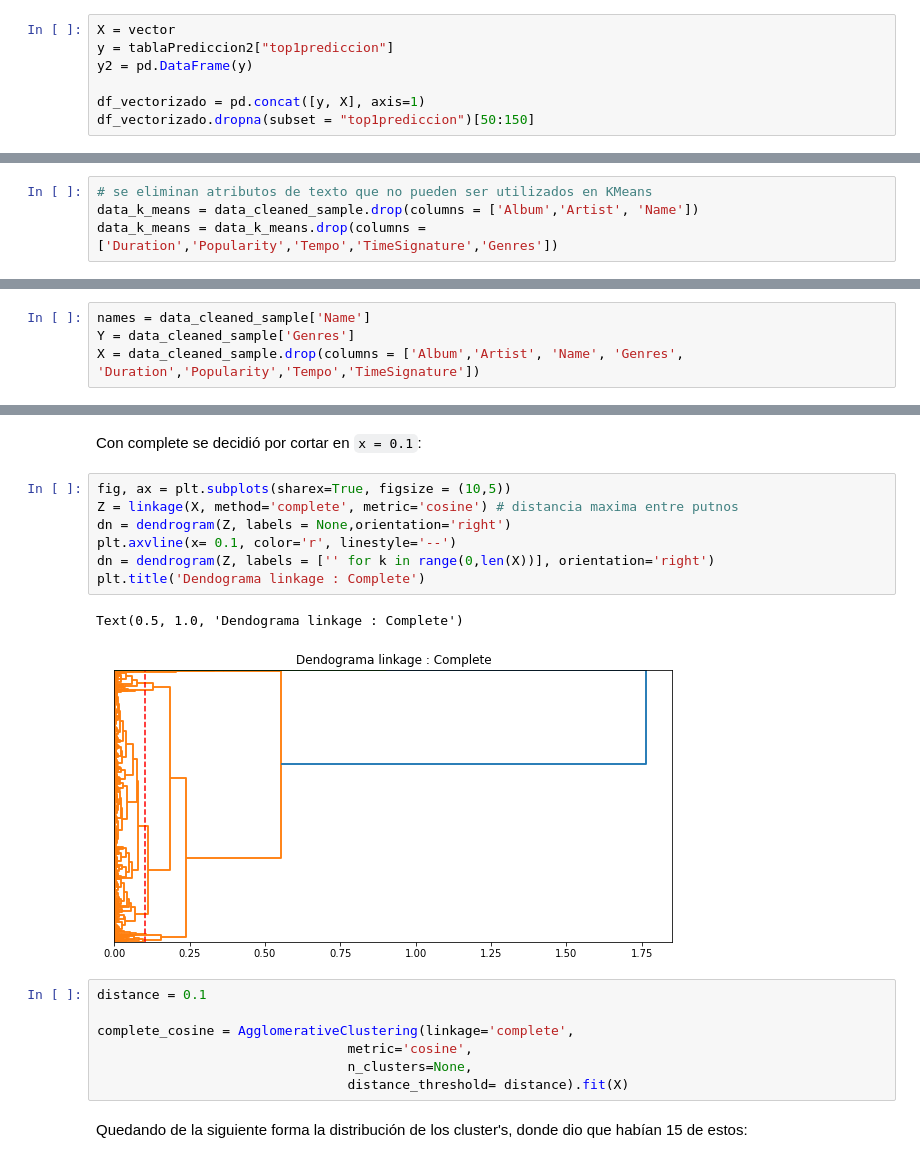
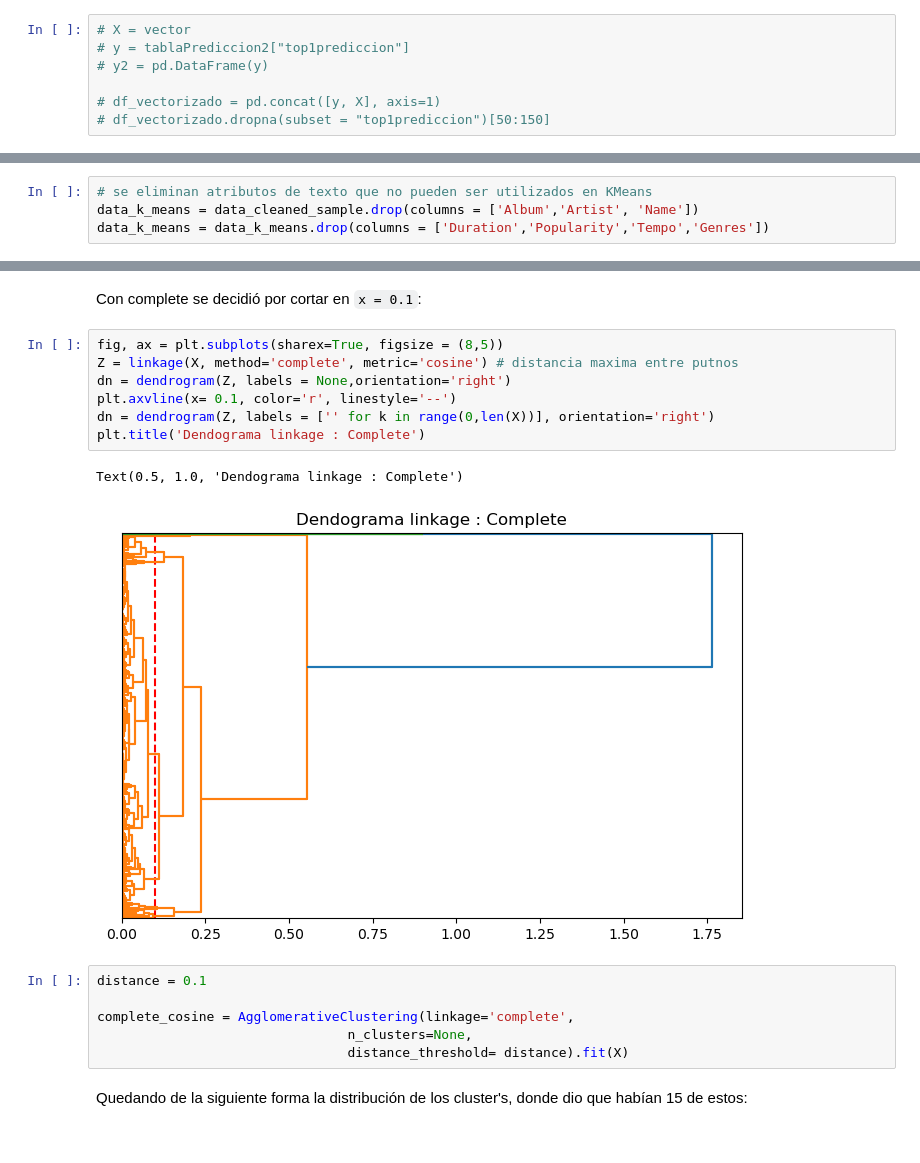
Before and after one commit to Litr0/Proyecto-Mineria, a Jupyter notebook: Hito1.ipynb, the cells around one changed output, grey strips where cells are left out. Cells and saved outputs as stored; diff of their text form.

```diff
--- a/Hito1.ipynb
+++ b/Hito1.ipynb
@@ -820,10 +822,10 @@ for word in tablaPrediccion3.columns:
 # %% [output]
 AttributeError: 'CountVectorizer' object has no attribute 'get_feature_names'
 # %%
-X = vector
-y = tablaPrediccion2["top1prediccion"]
-y2 = pd.DataFrame(y)
+# X = vector
+# y = tablaPrediccion2["top1prediccion"]
+# y2 = pd.DataFrame(y)
 
-df_vectorizado = pd.concat([y, X], axis=1)
-df_vectorizado.dropna(subset = "top1prediccion")[50:150]
+# df_vectorizado = pd.concat([y, X], axis=1)
+# df_vectorizado.dropna(subset = "top1prediccion")[50:150]
 # %%
@@ -897,7 +904,7 @@ data_cleaned_sample.head(2)
 # %%
 # se eliminan atributos de texto que no pueden ser utilizados en KMeans
 data_k_means = data_cleaned_sample.drop(columns = ['Album','Artist', 'Name'])
-data_k_means = data_k_means.drop(columns = ['Duration','Popularity','Tempo','TimeSignature','Genres'])
+data_k_means = data_k_means.drop(columns = ['Duration','Popularity','Tempo','Genres'])
 # %% [markdown]
 De esta forma se toma el conjunto `[Danceability, Energy, Explicit, Instrumentalness, Liveness, Loudness, Mode, Acousticness, Speechiness, Valence]` para hacer el clustering en K-means y el resto de los métodos, ya que se considera que cosas como Popularidad no son relevantes, ya que no aportan elementos musicales de las composiciones, se descartó Duración y Tempo ya que al no estar normalizados ocasionaría problemas para el desarrollo del clustering, también se saco 'Time Signature', ya que no se comprende bien lo que evalua o lo que se mide, ya que en el dataset original de kaggle no se encontró una explicación satisfactoria de este:
 # %% [markdown]
@@ -974,7 +981,3 @@ En esta sección se aplicaron los distintos métodos de clustering jerárquico m
 # %%
 from scipy.cluster.hierarchy import dendrogram, linkage
 from sklearn.cluster import AgglomerativeClustering
-# %%
-names = data_cleaned_sample['Name']
-Y = data_cleaned_sample['Genres']
-X = data_cleaned_sample.drop(columns = ['Album','Artist', 'Name', 'Genres', 'Duration','Popularity','Tempo','TimeSignature'])
@@ -1021,20 +1027,19 @@ array([0, 1, 2, 3, 4, 5, 6, 7, 8], dtype=int64)
 # %% [markdown]
 Con complete se decidió por cortar en `x = 0.1`:
 # %%
-fig, ax = plt.subplots(sharex=True, figsize = (10,5))
+fig, ax = plt.subplots(sharex=True, figsize = (8,5))
 Z = linkage(X, method='complete', metric='cosine') # distancia maxima entre putnos
 dn = dendrogram(Z, labels = None,orientation='right')
 plt.axvline(x= 0.1, color='r', linestyle='--')
 dn = dendrogram(Z, labels = ['' for k in range(0,len(X))], orientation='right')
 plt.title('Dendograma linkage : Complete')
 # %% [output]
 Text(0.5, 1.0, 'Dendograma linkage : Complete')
-[figure, old version]
+[figure, new version]
 # %%
 distance = 0.1
 
 complete_cosine = AgglomerativeClustering(linkage='complete',
-                                metric='cosine',
                                 n_clusters=None,
                                 distance_threshold= distance).fit(X)
 # %% [markdown]
```
Also changed, not shown: parts of 37 cells of this notebook.
